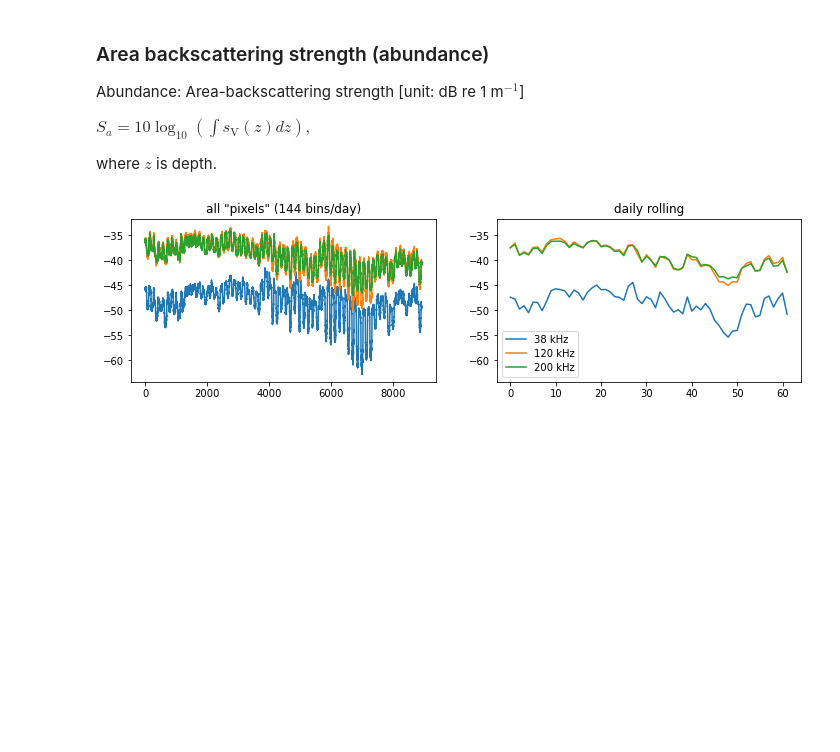
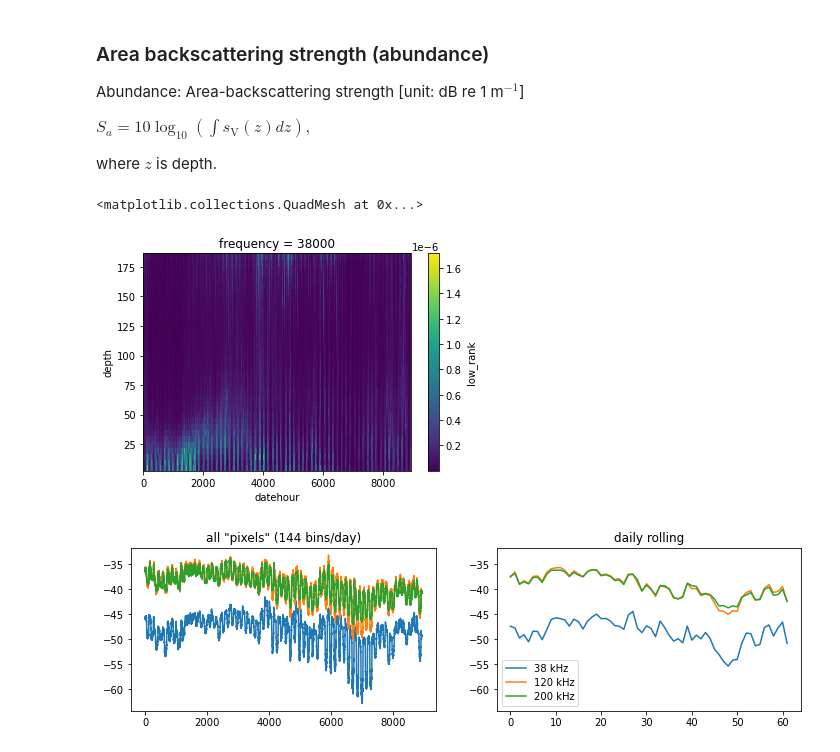
Before and after one commit to leewujung/ooi-echo-matrix-decomposition, a Jupyter notebook: notebooks/fig_si_summary_stat.ipynb, the cells around one changed output. Saved outputs shown, nothing was run; the diff lists cells and outputs as text; code cells hidden in the pictures; blank space fills up the shorter version.

```diff
--- a/notebooks/fig_si_summary_stat.ipynb
+++ b/notebooks/fig_si_summary_stat.ipynb
@@ -119,3 +121,8 @@ sv = 10**(low_rank_flat/10)  # linear domain
+# %%
+sv.isel(frequency=0).plot()  # sanity check on the depth coordinate
+# %% [output]
+<matplotlib.collections.QuadMesh at 0x...>
+[figure, added]
 # %%
 Sa = 10*np.log10((sv * del_depth).sum(dim='depth'))  # integrate over depth
 # %%
```
Also changed, not shown: parts of 13 cells of this notebook, 1 other file.
